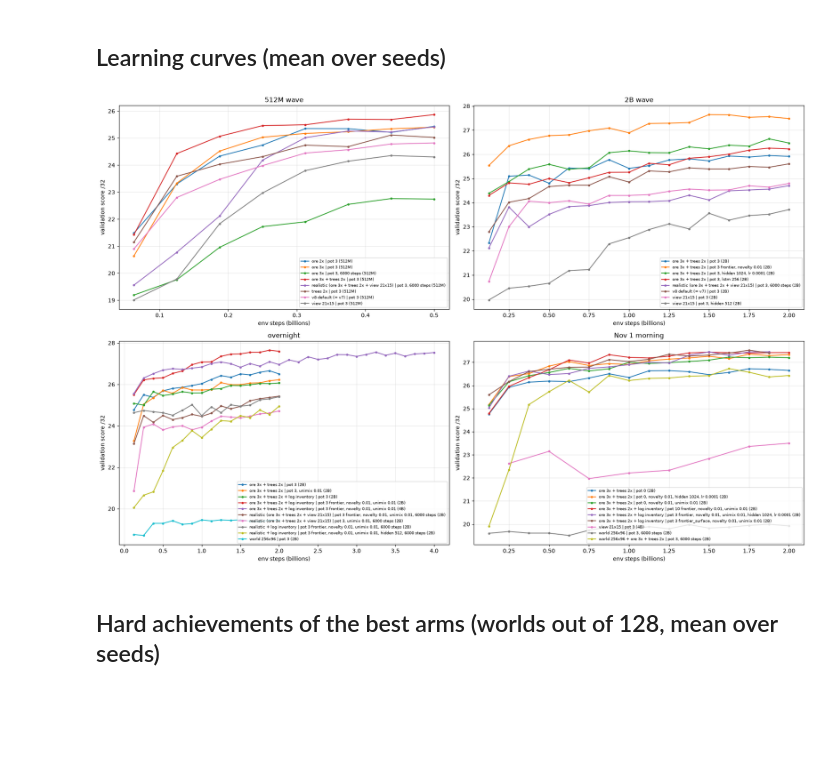
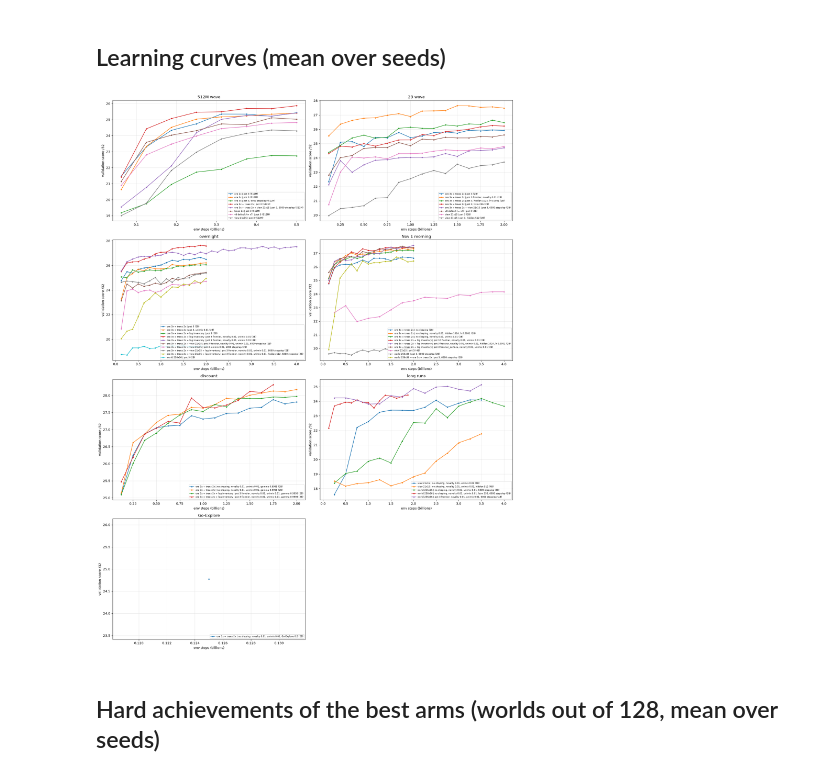
Before and after one commit to MikaVohl/terraria-env, a Jupyter notebook: notebooks/v8_env_results_2026_10_31.ipynb, the cells around one changed output. Saved outputs shown, nothing was run; the diff lists cells and outputs as text; code cells hidden in the pictures; blank space fills up the shorter version.

Commit message:
notebooks: all Nov 1 studies (discount, long runs, Go-Explore) plus a run catalogue and per-dimension comparisons

```diff
--- a/notebooks/v8_env_results_2026_10_31.ipynb
+++ b/notebooks/v8_env_results_2026_10_31.ipynb
@@ -22,27 +32,36 @@ import json
 from pathlib import Path
 import pandas as pd
 import matplotlib.pyplot as plt
+pd.set_option("display.max_columns", 60)
+pd.set_option("display.width", 250)
 
-DATA = Path("../experiments/eg15") if Path("../experiments/eg15").exists() else Path("experiments/eg15")
+ROOT = Path("..") if Path("../experiments/eg15").exists() else Path(".")
+DATA = ROOT / "experiments/eg15"
 STUDIES = {  # label -> directory under DATA; add new studies here
     "512M wave": "eg15-envopt-v7-20261027",
     "2B wave": "eg15-envopt2b-v8-20261101",
     "overnight": "eg15-overnight-v8-20261101",
-    "Nov 1 morning": "eg15-queue-v8-20261101b",   # in progress: unfinished runs show their latest checkpoint
+    "Nov 1 morning": "eg15-queue-v8-20261101b",
+    "discount": "eg15-gamma-v8-20261101c",
+    "long runs": "eg15-long-v8-20261101c",
+    "Go-Explore": "eg15-goexplore-v8-20261101e",
 }
-# Library build directory (or overnight job-name prefix) -> environment variant.
-VARIANTS = {
-    "build-v8": "v8 default (= v7)", "build-v8-ore200": "ore 2x", "build-v8-ore300": "ore 3x",
-    "build-v8-tree200": "trees 2x", "build-v8-ore300-tree200": "ore 3x + trees 2x",
-    "build-v8-view21": "view 21x15", "build-v8-real": "realistic (ore 3x + trees 2x + view 21x15)",
-    "build-v8-w256": "world 256x96", "build-v8-o3t2-inv": "ore 3x + trees 2x + log inventory",
-    "build-v8-real-inv": "realistic + log inventory",
-    # overnight job-name prefixes
-    "o3t2": "ore 3x + trees 2x", "o3t2inv": "ore 3x + trees 2x + log inventory",
-    "real": "realistic (ore 3x + trees 2x + view 21x15)", "realinv": "realistic + log inventory",
-    "w256": "world 256x96",
-    "w256o3t2": "world 256x96 + ore 3x + trees 2x", "best": "ore 3x + trees 2x + log inventory",
-    "view21": "view 21x15",
+# Environment knobs per library build (variants/v8/README.md). Defaults reproduce v7.
+LIBS = {
+    "build-v8":                {"ore %": 100, "trunk %": 100, "view": "11x9",  "world": "128x96", "log inventory": False},
+    "build-v8-ore200":         {"ore %": 200, "trunk %": 100, "view": "11x9",  "world": "128x96", "log inventory": False},
+    "build-v8-ore300":         {"ore %": 300, "trunk %": 100, "view": "11x9",  "world": "128x96", "log inventory": False},
+    "build-v8-tree200":        {"ore %": 100, "trunk %": 200, "view": "11x9",  "world": "128x96", "log inventory": False},
+    "build-v8-ore300-tree200": {"ore %": 300, "trunk %": 200, "view": "11x9",  "world": "128x96", "log inventory": False},
+    "build-v8-view21":         {"ore %": 100, "trunk %": 100, "view": "21x15", "world": "128x96", "log inventory": False},
+    "build-v8-real":           {"ore %": 300, "trunk %": 200, "view": "21x15", "world": "128x96", "log inventory": False},
+    "build-v8-o3t2-inv":       {"ore %": 300, "trunk %": 200, "view": "11x9",  "world": "128x96", "log inventory": True},
+    "build-v8-real-inv":       {"ore %": 300, "trunk %": 200, "view": "21x15", "world": "128x96", "log inventory": True},
+    "build-v8-w256":           {"ore %": 100, "trunk %": 100, "view": "11x9",  "world": "256x96", "log inventory": False},
+    "build-v8-w256-o3t2":      {"ore %": 300, "trunk %": 200, "view": "11x9",  "world": "256x96", "log inventory": False},
 }
 HARD = ["craft anvil", "craft metal sword", "craft iron pickaxe", "craft gold pickaxe",
         "craft iron chainmail", "craft wood breastplate", "return to surface"]
+# Queue files map job names to library builds (runs launched by tools/gpu_queue.py).
+JOB_LIB = {j["name"]: j["lib"] for q in (ROOT / "tools").glob("*queue*.json") for j in json.loads(q.read_text())}
+JOB_LIB["view21_4B-g7"] = "build-v8-view21"   # launched by hand next to the Nov 1 morning queue
@@ -146,23 +187,23 @@ summary
 # %%
 def plot(study, ax):
     sub = curves[curves.study == study]
-    for (variant, arm, budget), g in sub.groupby(["variant", "arm", "budget"]):
+    for (variant, arm, b), g in sub.groupby(["variant", "arm", "budget"]):
         m = g.groupby("steps_B").score.mean()
-        ax.plot(m.index, m.values, marker=".", label=f"{variant} | {arm} ({budget})")
+        ax.plot(m.index, m.values, marker=".", label=f"{variant} | {arm} ({b})")
     ax.set(title=study, xlabel="env steps (billions)", ylabel="validation score /32")
     ax.grid(alpha=.3)
-    ax.legend(fontsize=7, loc="lower right")
+    ax.legend(fontsize=6.5, loc="lower right")
 
 ncols = 2
 nrows = -(-len(STUDIES) // ncols)
 fig, axes = plt.subplots(nrows, ncols, figsize=(9 * ncols, 6 * nrows), squeeze=False)
 for study, ax in zip(STUDIES, axes.flat):
     plot(study, ax)
 for ax in axes.flat[len(STUDIES):]:
     ax.set_visible(False)
 plt.tight_layout()
 # %% [output]
-[figure, old version]
+[figure, new version]
 # %% [markdown]
 ## Hard achievements of the best arms (worlds out of 128, mean over seeds)
 # %%
```
Also changed, not shown: parts of 20 cells of this notebook.
